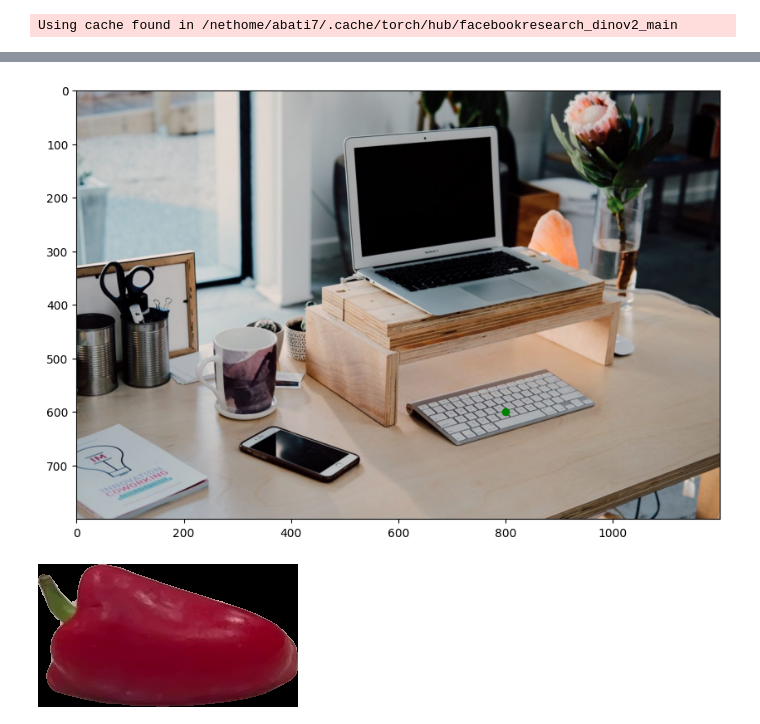
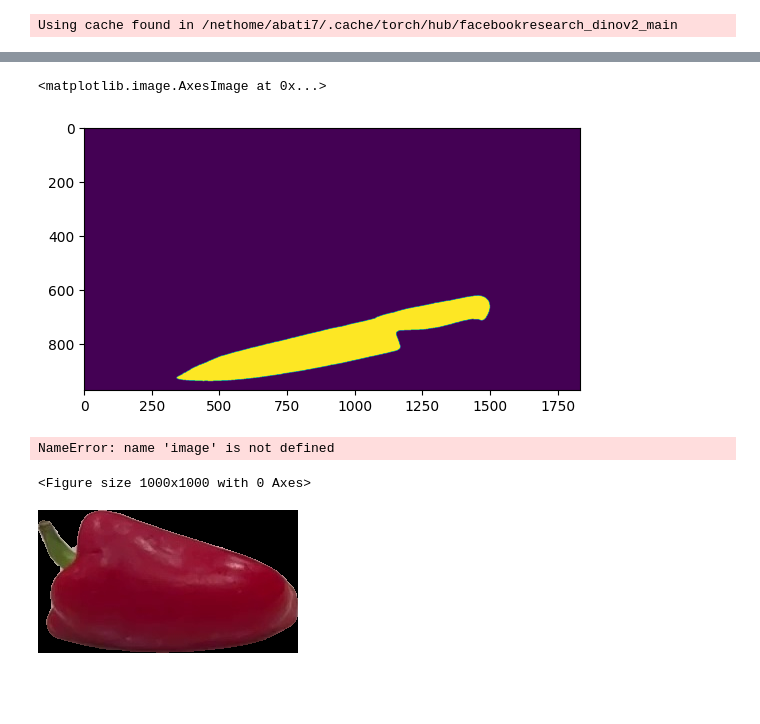
Before and after one commit to mimic-labs/mimic_demo, a Jupyter notebook: matching.ipynb, the cells around one changed output, grey strips where cells are left out. Drawn from its saved outputs; the diff is of its cells as text; code cells hidden in the pictures; blank space fills up the shorter version.

```diff
--- a/matching.ipynb
+++ b/matching.ipynb
@@ -262,12 +292,18 @@ masks2 = generate_masks(mask_predictor, prompted_predictor, image_path) # get al
+# %%
+plt.imshow(masks2[0])
+# %% [output]
+<matplotlib.image.AxesImage at 0x...>
+[figure, added]
 # %%
 plt.figure(figsize=(10, 10))
 plt.imshow(image)
-pos_points = np.array([[800, 600]])
-plt.gca().scatter(pos_points[:, 0], pos_points[:, 1], color='green')
+pos_points = np.array([[[750, 850], [1000,800]],[[1300,200],[1400,400]]])
+plt.gca().scatter(pos_points[:,:,0], pos_points[:,:, 1], color='green')
 plt.axis('on')
 plt.show()
 # %% [output]
-[figure, removed]
+NameError: name 'image' is not defined
+<Figure size 1000x1000 with 0 Axes>
 # %%
 image_path1 = "images/query_img.jpg"
 image1 = Image.open(image_path1)
```
Also changed, not shown: parts of 9 cells of this notebook, 4 other files.
